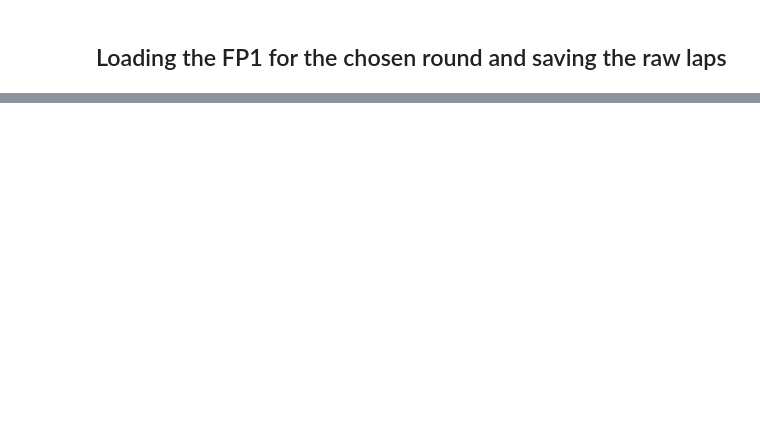
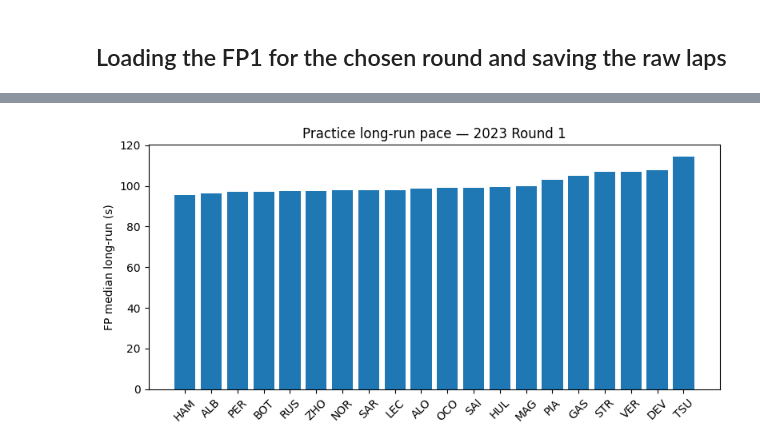
Before and after one commit to themaxempire23/f1-race-predictor, a Jupyter notebook: notebooks/01_data_acquisition.ipynb, the cells around one changed output, grey strips where cells are left out. Cells and saved outputs as stored; diff of their text form; code cells hidden in the pictures; blank space fills up the shorter version.

```diff
--- a/notebooks/01_data_acquisition.ipynb
+++ b/notebooks/01_data_acquisition.ipynb
@@ -99,0 +155,3 @@ Saved: laps_2023_R1_FP1.csv and weather_2023_R1_FP1.csv | laps: 403
+# %%
+for code in ["Q", "R"]:
+    save_session_raw(YEAR, ROUND, code, RAW)
@@ -99,0 +361,11 @@ Saved: laps_2023_R1_FP1.csv and weather_2023_R1_FP1.csv | laps: 403
+# %%
+# Goal: get actual grid positions (after penalties) from the Race classification.
+r = fastf1.get_session(YEAR, ROUND, "R")
+r.load()
+
+grid = r.results[["Abbreviation","GridPosition"]].rename(
+    columns={"Abbreviation":"Driver","GridPosition":"grid_pos"}
+)
+grid_path = PROCESSED / f"grid_{YEAR}_R{ROUND}.csv"
+grid.to_csv(grid_path, index=False)
+grid.head()
@@ -99,0 +399,12 @@ Saved: laps_2023_R1_FP1.csv and weather_2023_R1_FP1.csv | laps: 403
+# %%
+df = (fp_feats.merge(res[["Driver","qual_pos","best_qual_t","delta_to_pole_s"]], on="Driver", how="outer")
+              .merge(grid, on="Driver", how="outer"))
+
+# Helpful numeric cleanup
+df["qual_pos"] = pd.to_numeric(df["qual_pos"], errors="coerce")
+df["grid_pos"]  = pd.to_numeric(df["grid_pos"], errors="coerce")
+df["grid_drop"] = df["grid_pos"] - df["qual_pos"]  # +ve means penalty/drop
+
+final_path = PROCESSED / f"features_weekend_{YEAR}_R{ROUND}.csv"
+df.to_csv(final_path, index=False)
+df.sort_values(["grid_pos","qual_pos"]).head(12)
@@ -99,0 +521,6 @@ Saved: laps_2023_R1_FP1.csv and weather_2023_R1_FP1.csv | laps: 403
+# %%
+extended = (df.merge(stints_feats, on="Driver", how="left")  # df came from earlier Cell 5
+              .sort_values(["grid_pos","qual_pos","Driver"]))
+ext_path = PROCESSED / f"features_weekend_ext_{YEAR}_R{ROUND}.csv"
+extended.to_csv(ext_path, index=False)
+extended.head(12)
@@ -99,0 +547,12 @@ Saved: laps_2023_R1_FP1.csv and weather_2023_R1_FP1.csv | laps: 403
+# %%
+import matplotlib.pyplot as plt
+
+plot_df = extended.dropna(subset=["fp_median_longrun_s"]).sort_values("fp_median_longrun_s")
+plt.figure(figsize=(8,4))
+plt.bar(plot_df["Driver"], plot_df["fp_median_longrun_s"])
+plt.ylabel("FP median long-run (s)")
+plt.title(f"Practice long-run pace — {YEAR} Round {ROUND}")
+plt.xticks(rotation=45)
+plt.tight_layout(); plt.show()
+# %% [output]
+[figure, added]
```
Also changed, not shown: parts of 28 cells of this notebook, 22 other files.
